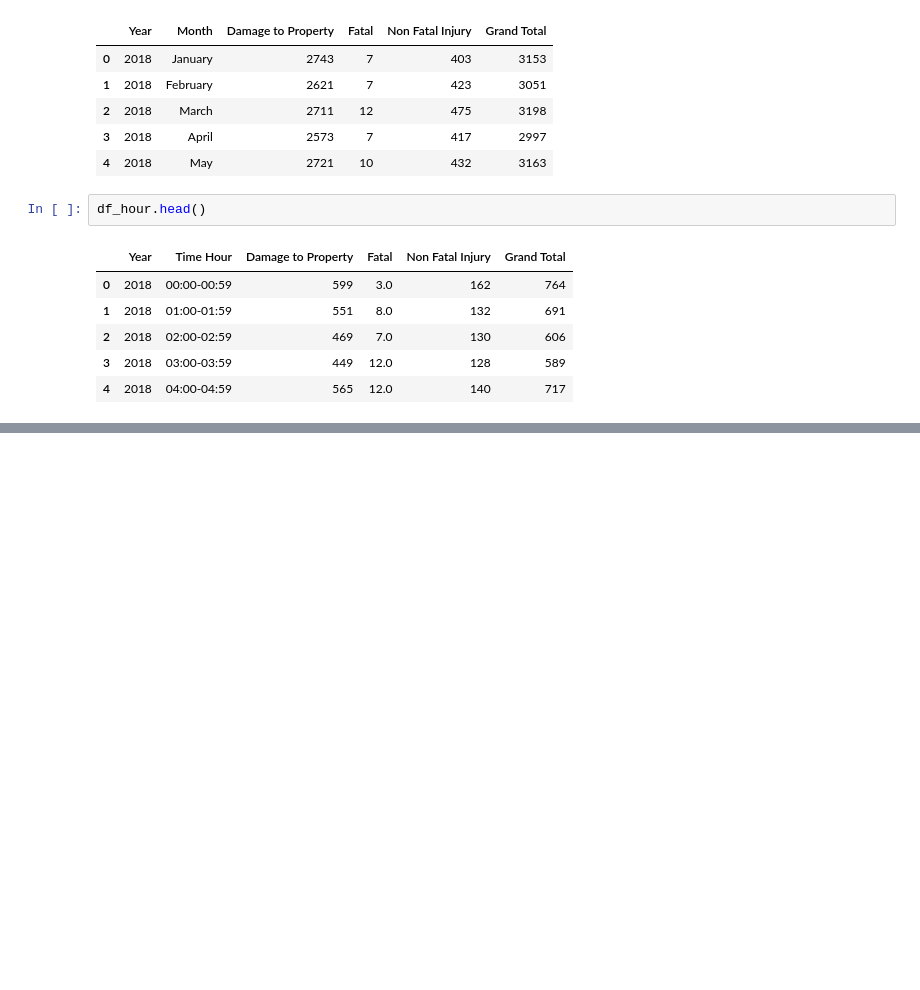
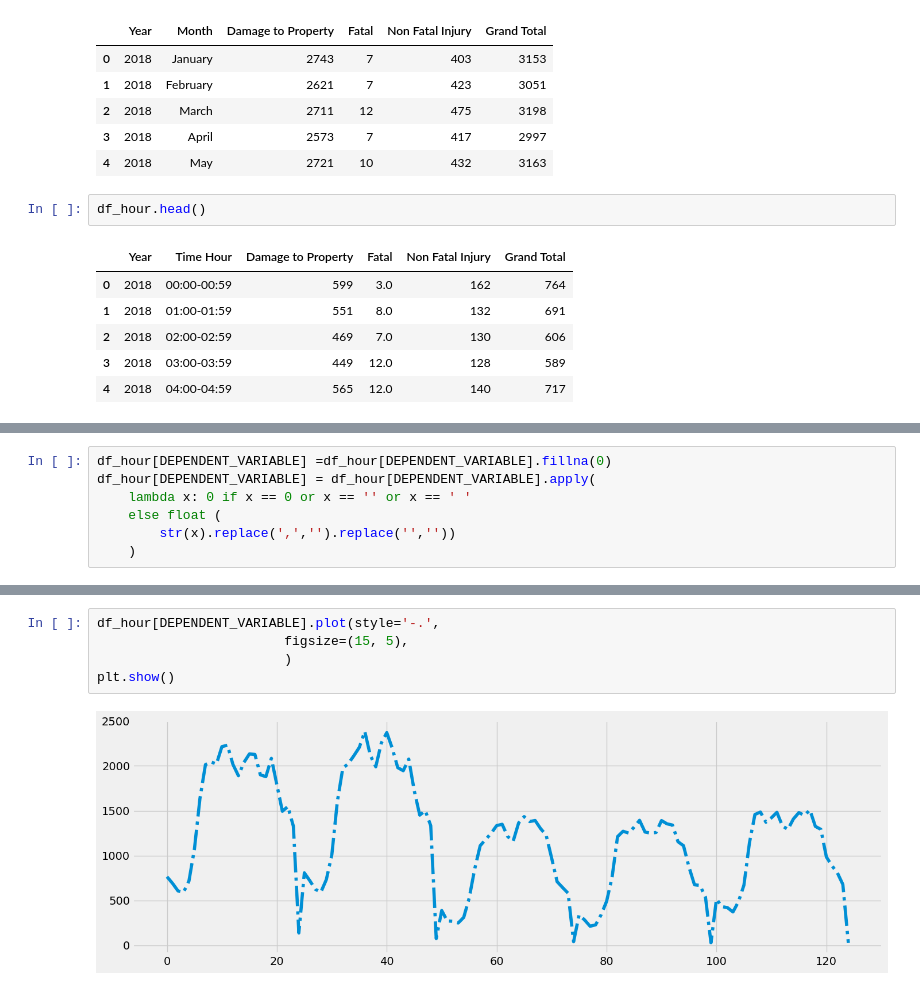
Before and after one commit to MaiJhay/Road-Accidents-In-Quezon-City, a Jupyter notebook: main.ipynb, the cells around one changed output, grey strips where cells are left out. Cells and saved outputs as stored; diff of their text form; blank space fills up the shorter version.

```diff
--- a/main.ipynb
+++ b/main.ipynb
@@ -45,0 +57,7 @@ df_hour.head()
+# %%
+df_hour[DEPENDENT_VARIABLE] =df_hour[DEPENDENT_VARIABLE].fillna(0)
+df_hour[DEPENDENT_VARIABLE] = df_hour[DEPENDENT_VARIABLE].apply(
+    lambda x: 0 if x == 0 or x == '' or x == ' '
+    else float (
+        str(x).replace(',','').replace('',''))
+    )
@@ -45,0 +127,7 @@ df_hour.head()
+# %%
+df_hour[DEPENDENT_VARIABLE].plot(style='-.',
+                        figsize=(15, 5),
+                        )
+plt.show()
+# %% [output]
+[figure, added]
```
Also changed, not shown: parts of 9 cells of this notebook.
